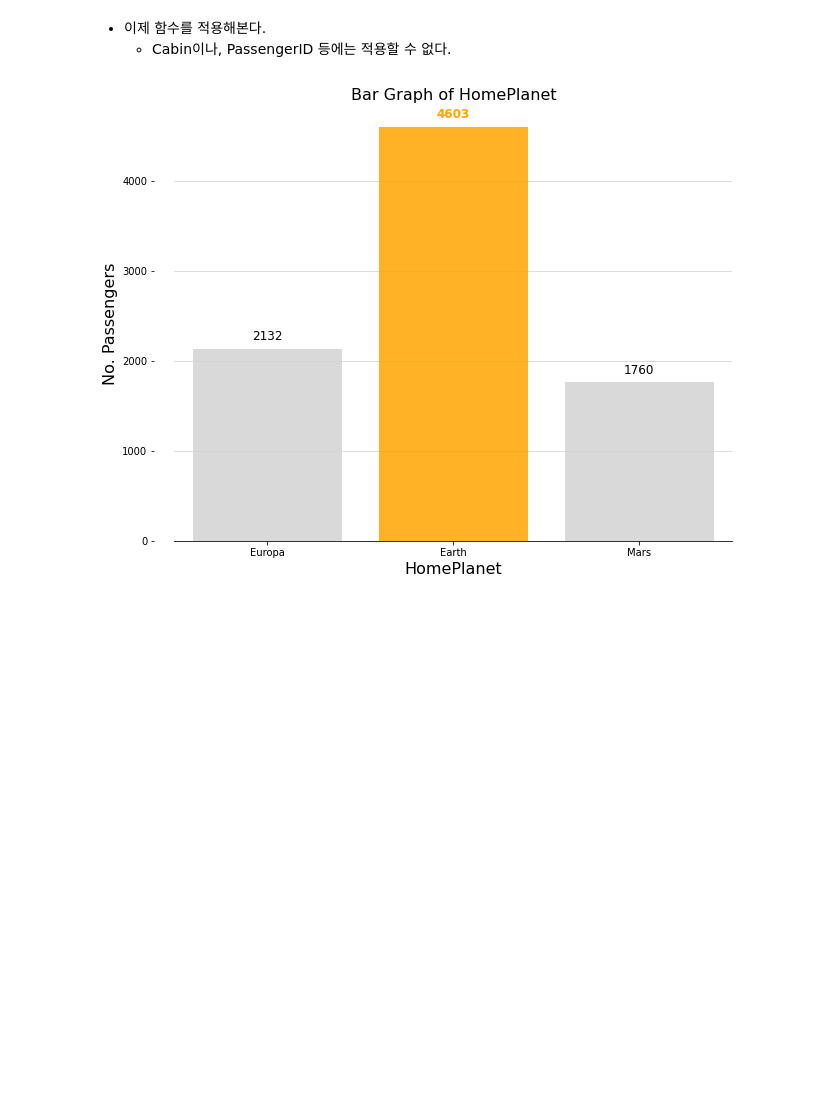
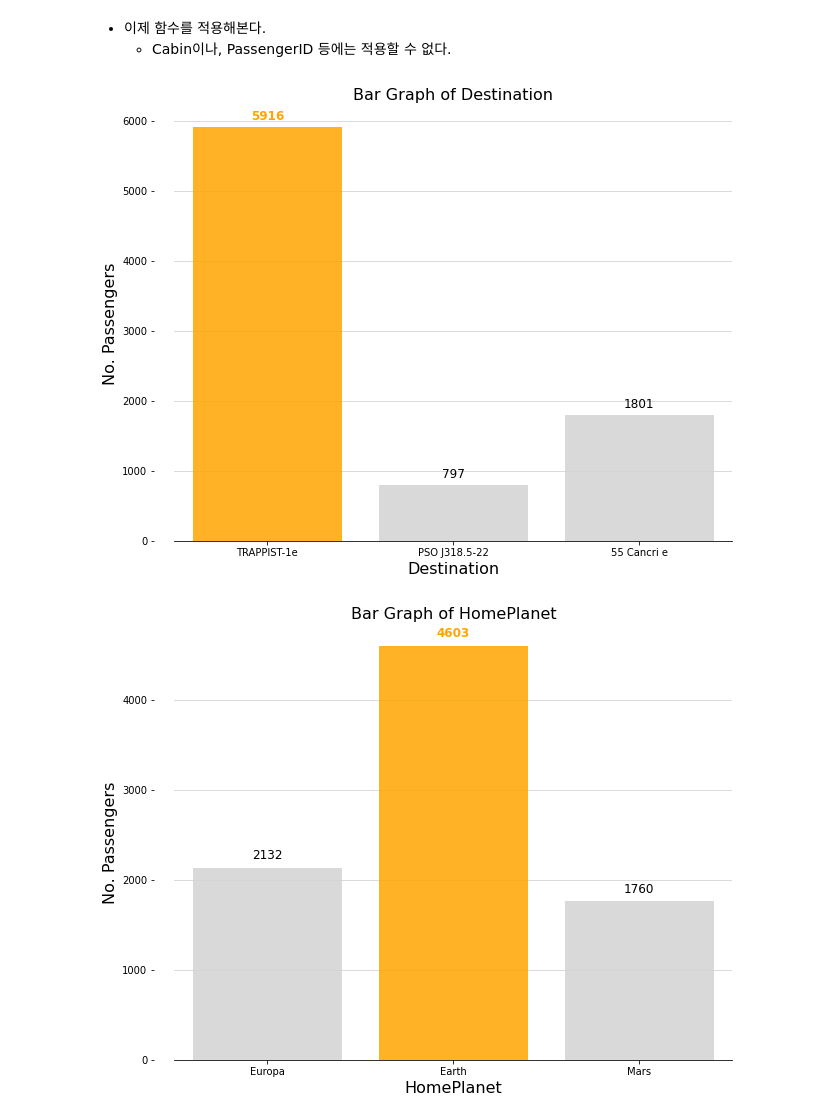
Before and after one commit to dschloe/Project04, a Jupyter notebook: spaceship/for-newbies-eda-lightgbm.ipynb, the cells around one changed output. Cells and saved outputs as stored; diff of their text form; code cells hidden in the pictures; blank space fills up the shorter version.

```diff
--- a/spaceship/for-newbies-eda-lightgbm.ipynb
+++ b/spaceship/for-newbies-eda-lightgbm.ipynb
@@ -182,6 +182,10 @@ def cnt_bar(data, col_name):
 # %% [markdown]
 - 이제 함수를 적용해본다.
     + Cabin이나, PassengerID 등에는 적용할 수 없다.
+# %%
+cnt_bar(train_data, "Destination")
+# %% [output]
+[figure, added]
 # %%
 cnt_bar(train_data, "HomePlanet")
 # %% [output]
```
Also changed, not shown: parts of 28 cells of this notebook.
